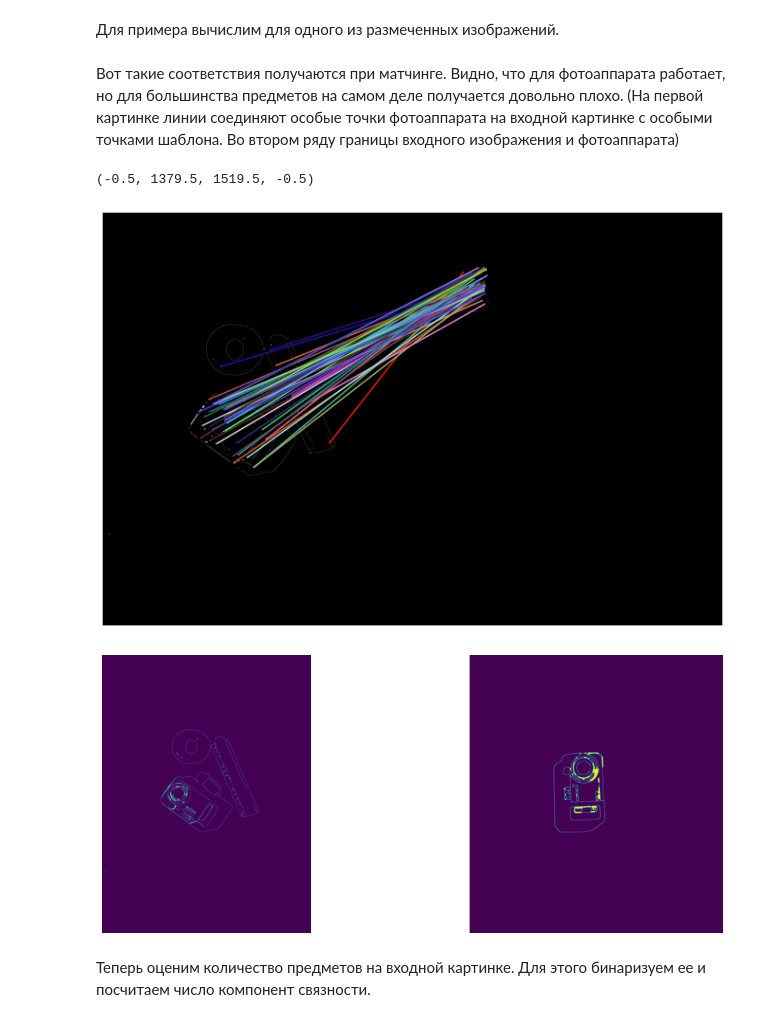
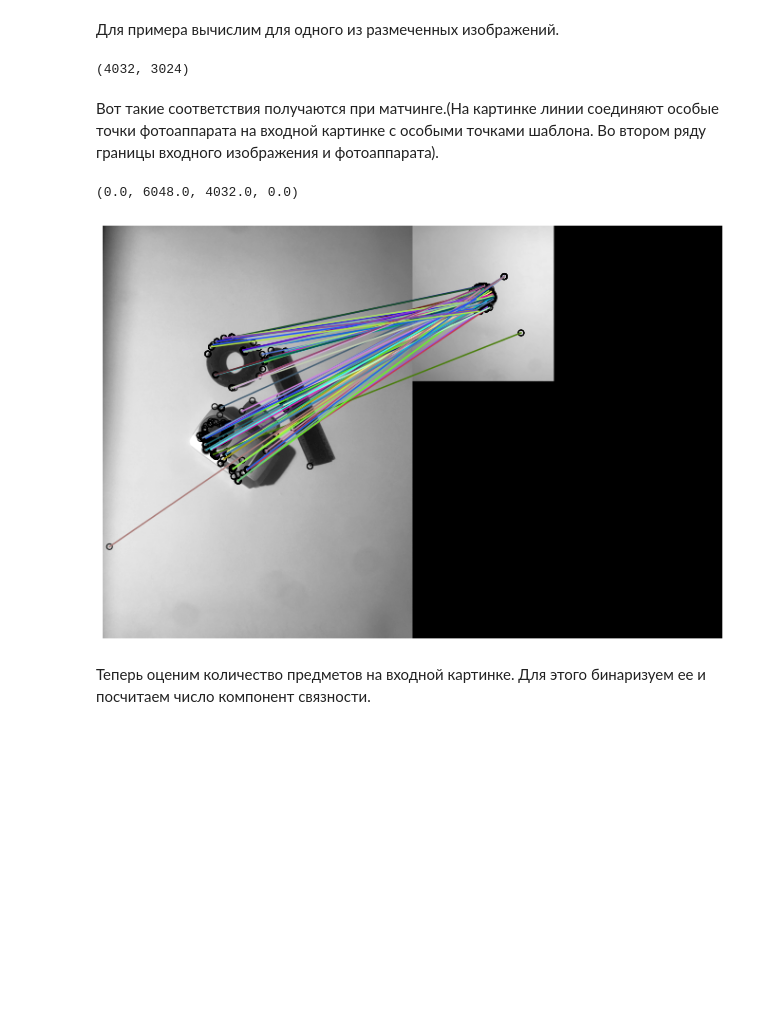
Before and after one commit to nastyakor01/IntellPlacer, a Jupyter notebook: Intell_placer.ipynb, the cells around one changed output. Drawn from its saved outputs; the diff is of its cells as text; code cells hidden in the pictures; blank space fills up the shorter version.

Commit message:
vizualisation added + matching imroved

```diff
--- a/Intell_placer.ipynb
+++ b/Intell_placer.ipynb
@@ -154,14 +149,18 @@ orb = ORB(harris_k = 0.005)
 def find_kps_and_des(number):
     # зачитываем изображение
     img_name = os.listdir(f'input/input{number}')[1]
+    orig_image = imread(f'input/input{number}/{img_name}')
     img = rgb2gray(imread(f'input/input{number}/{img_name}'))
     edge_img = preprocess(f'input/input{number}/{img_name}')
+    # сохраняем один из цветовых каналов
+    blue_img = orig_image[:,:,0]
+
 
     # вычисляем дескрипторы и особые точки
-    orb.detect_and_extract(edge_img)
+    orb.detect_and_extract(blue_img)
     in_keypoints = orb.keypoints
     in_descriptors = orb.descriptors
-    return edge_img, in_keypoints, in_descriptors
+    return blue_img, edge_img, in_keypoints, in_descriptors
 
 
 # Находим особые точки и дескрипторы для всех шаблонов
@@ -170,39 +169,34 @@ templates = os.listdir('cutted_templates')
 kps = {template: None for template in templates}
 des = {template: None for template in templates}
 edge_map = {template: None for template in templates}
+blue_map = {template: None for template in templates}
 
 for template in templates:
     edge_map[template] = preprocess((f'cutted_templates/{template}'))
-    keypoints = orb.detect_and_extract(edge_map[template])
+    blue_map[template] = imread(f'cutted_templates/{template}')[:,:,0]
+    keypoints = orb.detect_and_extract(blue_map[template])
     kps[template] = orb.keypoints
     des[template] = orb.descriptors
 # %% [markdown]
 Для примера вычислим для одного из размеченных изображений.
 # %%
-edge_img, in_keypoints, in_descriptors = find_kps_and_des(0)
+blue_img, edge_img, in_keypoints, in_descriptors = find_kps_and_des(0)
+np.array(edge_img).shape
+# %% [output]
+(4032, 3024)
 # %% [markdown]
-Вот такие соответствия получаются при матчинге. Видно, что для фотоаппарата работает, но для большинства предметов на самом деле получается довольно плохо. (На первой картинке линии соединяют особые точки фотоаппарата на входной картинке с особыми точками шаблона. Во втором ряду границы входного изображения и фотоаппарата)
+Вот такие соответствия получаются при матчинге.(На картинке линии соединяют особые точки фотоаппарата на входной картинке с особыми точками шаблона. Во втором ряду границы входного изображения и фотоаппарата).
 # %%
 # BFMatcher with default params
-matches = match_descriptors(in_descriptors, des[templates[1]], cross_check = True)
+matches = match_descriptors(in_descriptors, des[templates[6]], cross_check = True)
 
 fig, ax = plt.subplots(1, 1, figsize=(20,8))
 
-plot_matches(ax, edge_img, edge_map[templates[1]], in_keypoints, kps[templates[1]], matches)
+plot_matches(ax, blue_img, blue_map[templates[6]], in_keypoints, kps[templates[6]], matches)
 ax.axis('off')
-
-fig, ax = plt.subplots(1, 2, figsize=(15,6))
-
-ax[0].imshow(edge_img)
-ax[0].axis('off')
-
-
-ax[1].imshow(edge_map[templates[1]])
-ax[1].axis('off')
 # %% [output]
-(-0.5, 1379.5, 1519.5, -0.5)
+(0.0, 6048.0, 4032.0, 0.0)
-[figure, old version]
+[figure, new version]
-[figure, removed]
 # %% [markdown]
 Теперь оценим количество предметов на входной картинке. Для этого бинаризуем ее и посчитаем число компонент связности.
 # %%
```
Also changed, not shown: parts of 27 cells of this notebook, 11 other files.
